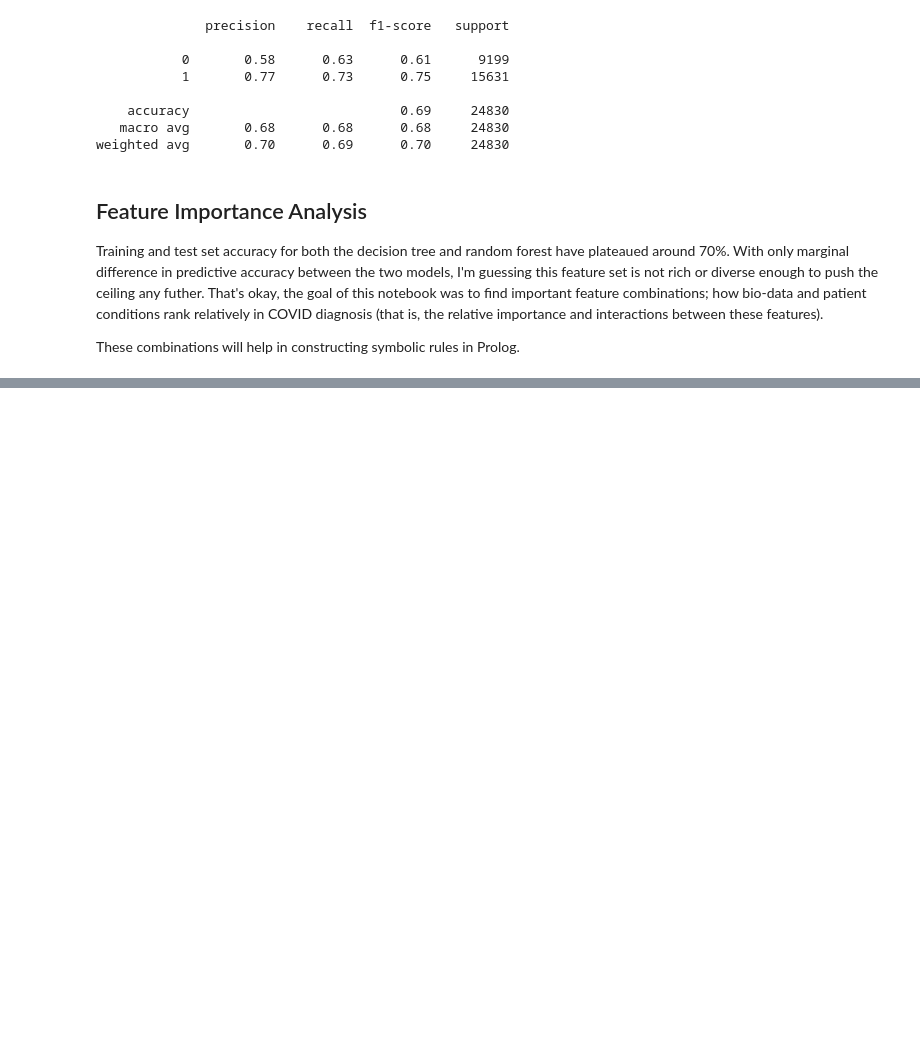
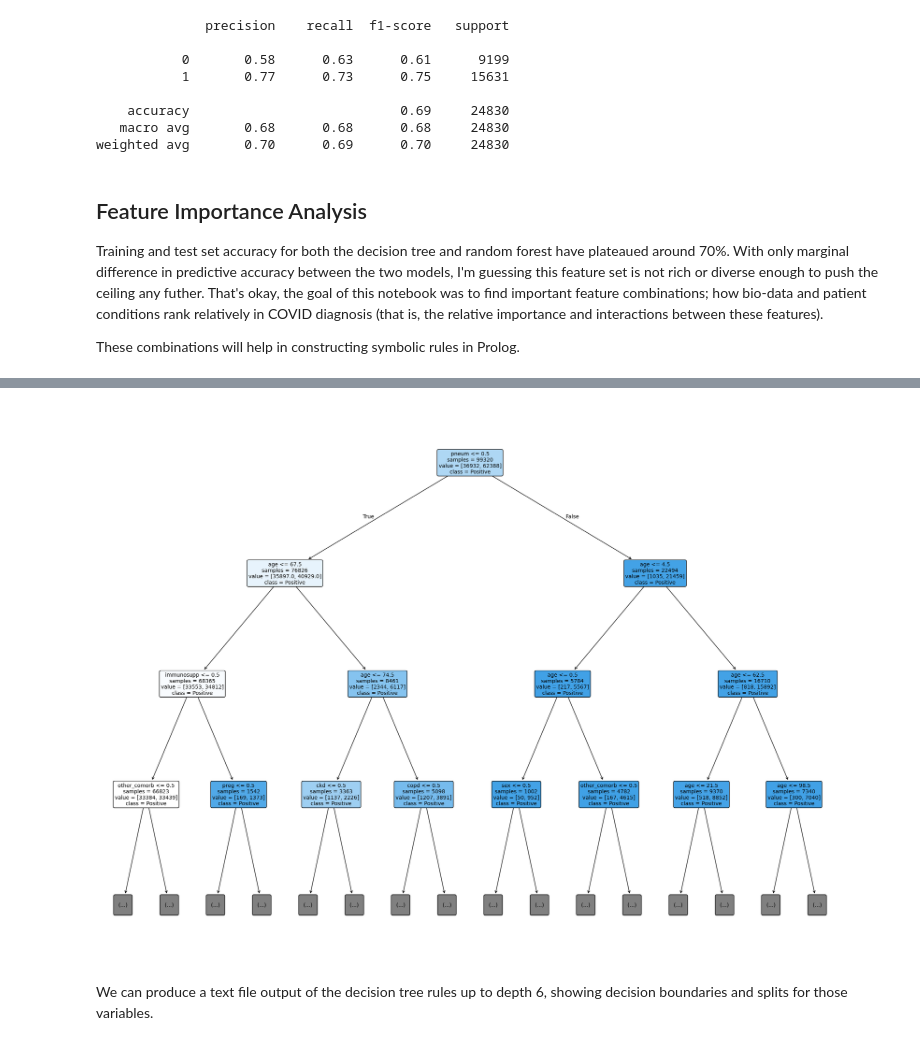
Before and after one commit to dyluc/covid-predictors, a Jupyter notebook: notebooks/pipeline.ipynb, the cells around one changed output, grey strips where cells are left out. Saved outputs shown, nothing was run; the diff lists cells and outputs as text; code cells hidden in the pictures; blank space fills up the shorter version.

```diff
--- a/notebooks/pipeline.ipynb
+++ b/notebooks/pipeline.ipynb
@@ -435,0 +379,46 @@ plt.show()
+# %%
+from sklearn.tree import plot_tree
+import matplotlib.pyplot as plt
+
+def format_feature_names_out(feature_names):
+    abbreviations = {
+        'pneumonia': 'pneum',
+        'other_comorbidity': 'other_comorb',
+        'immunosuppressed': 'immunosupp',
+        'hypertension': 'hyperten',
+        'contact_with_covid_case': 'covid_contact',
+        'chronic_kidney_disease': 'ckd',
+        'cardiovascular_disease': 'cvd',
+        'diabetes': 'diab',
+        'pregnant': 'preg',
+        'obesity': 'obes',
+        'smoking': 'smoke',
+        'asthma': 'asthma',
+        'copd': 'copd',
+        'age': 'age',
+        'sex': 'sex'
+    }
+    return [abbreviations[name.split("__")[-1].replace("_remapped", "")] for name in feature_names]
+
+model = tree_clf["decisiontreeclassifier"]
+feature_names = format_feature_names_out(
+        tree_clf["columntransformer"].get_feature_names_out())
+
+plt.figure(figsize=(20, 15))
+plot_tree(
+    model,
+    feature_names=feature_names,
+    class_names=["Negative", "Positive"],
+    filled=True,
+    rounded=True,
+    fontsize=10,
+    max_depth=3,
+    impurity=False
+)
+plt.tight_layout()
+plt.savefig("DTC_Plot(Depth-3).png")
+plt.show()
+# %% [output]
+[figure, added]
+# %% [markdown]
+We can produce a text file output of the decision tree rules up to depth 6, showing decision boundaries and splits for those variables.
```
Also changed, not shown: parts of 10 cells of this notebook, 6 other files.
